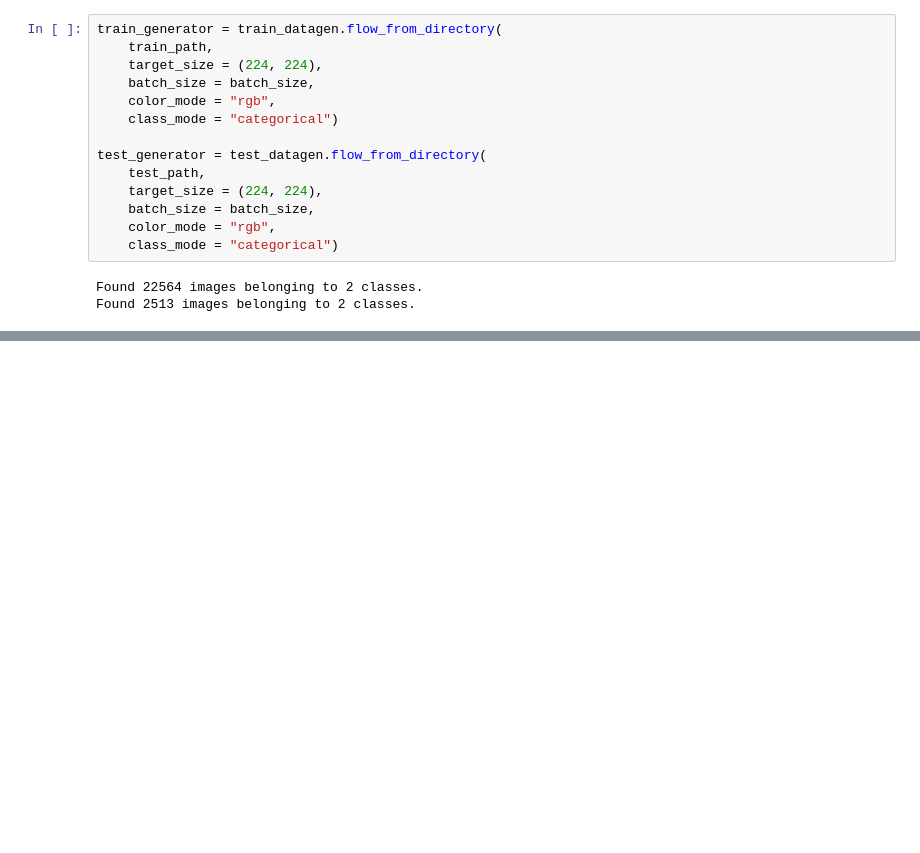
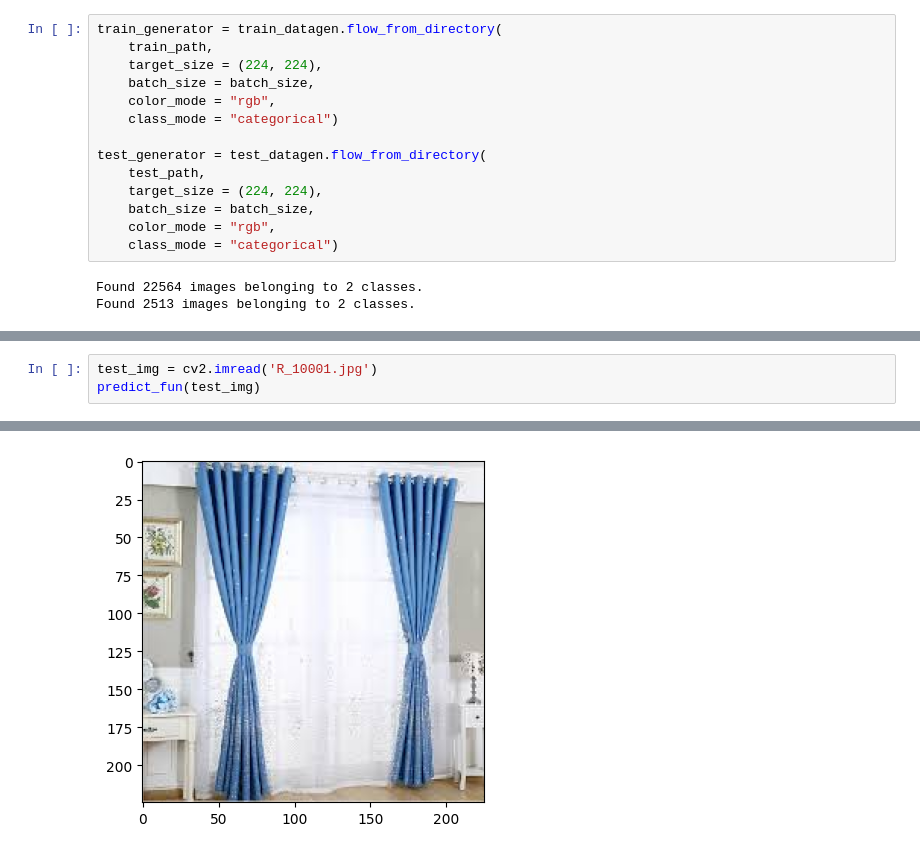
Before and after one commit to rameshchavan07/waste-management-using-CNN-model, a Jupyter notebook: wasteclassification.ipynb, the cells around one changed output, grey strips where cells are left out. Cells and saved outputs as stored; diff of their text form; blank space fills up the shorter version.

```diff
--- a/wasteclassification.ipynb
+++ b/wasteclassification.ipynb
@@ -163,0 +205,4 @@ Epoch 10/10
+# %%
+test_img = cv2.imread('R_10001.jpg')
+predict_fun(test_img)
+# %% [output]
@@ -163,0 +211 @@ Epoch 10/10
+[figure, added]
```
Also changed, not shown: parts of 8 cells of this notebook.
